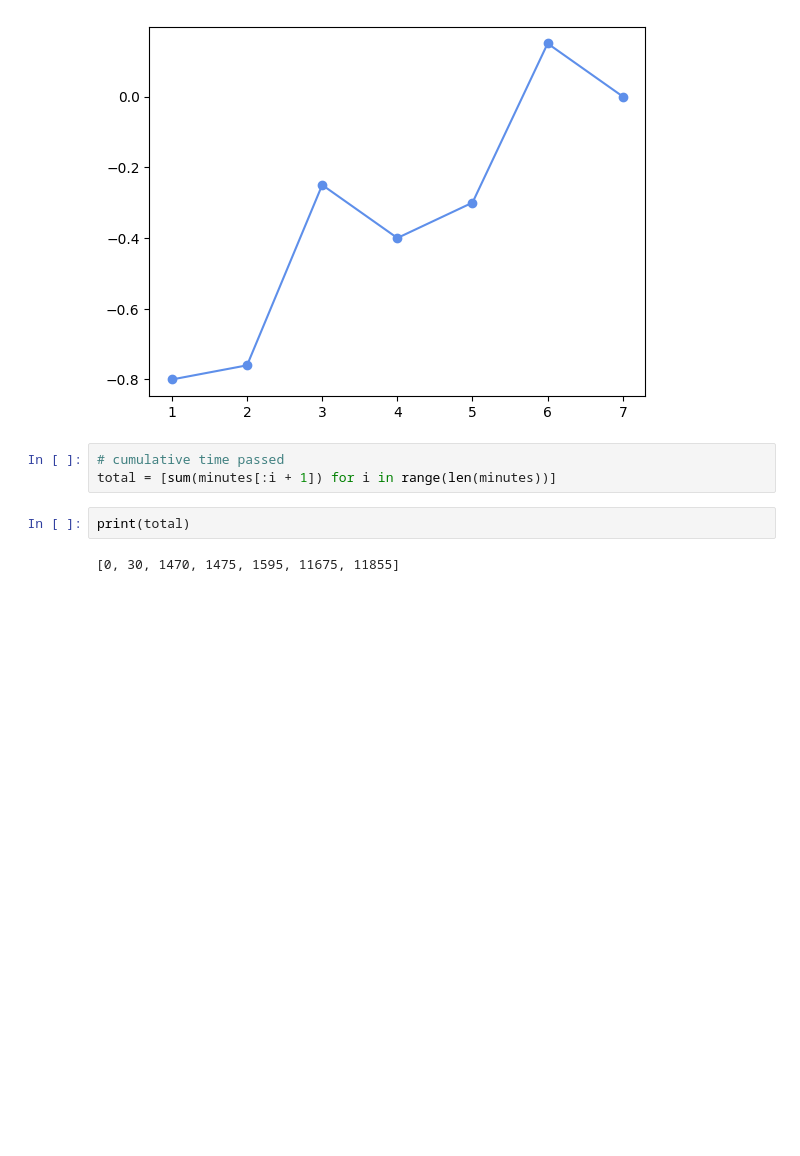
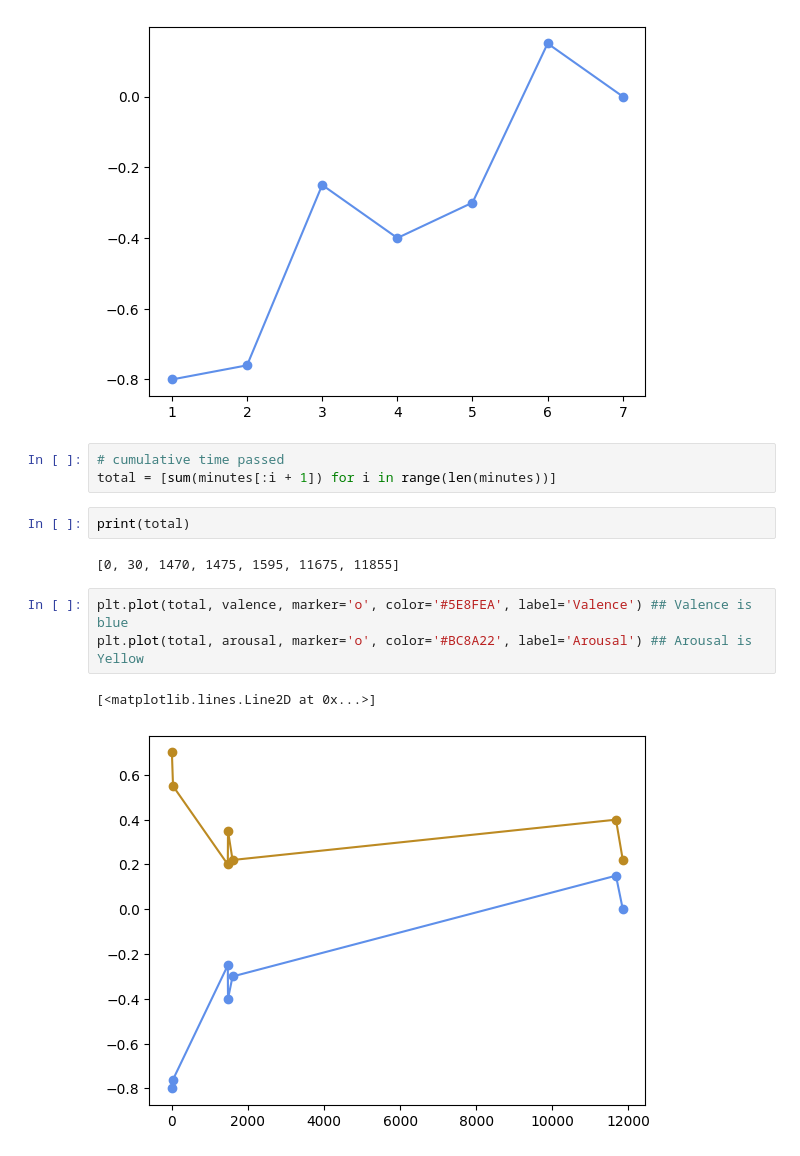
Before and after one commit to anytaaly/cershe-valence-arousal-data-analysis, a Jupyter notebook: cershe_valence_arousal_data_analysis.ipynb, the cells around one changed output. Saved outputs shown, nothing was run; the diff lists cells and outputs as text; blank space fills up the shorter version.

```diff
--- a/cershe_valence_arousal_data_analysis.ipynb
+++ b/cershe_valence_arousal_data_analysis.ipynb
@@ -70,3 +70,9 @@ total = [sum(minutes[:i + 1]) for i in range(len(minutes))]
 print(total)
 # %% [output]
 [0, 30, 1470, 1475, 1595, 11675, 11855]
+# %%
+plt.plot(total, valence, marker='o', color='#5E8FEA', label='Valence') ## Valence is blue
+plt.plot(total, arousal, marker='o', color='#BC8A22', label='Arousal') ## Arousal is Yellow
+# %% [output]
+[<matplotlib.lines.Line2D at 0x...>]
+[figure, added]
```
Also changed, not shown: parts of 1 cell of this notebook.
